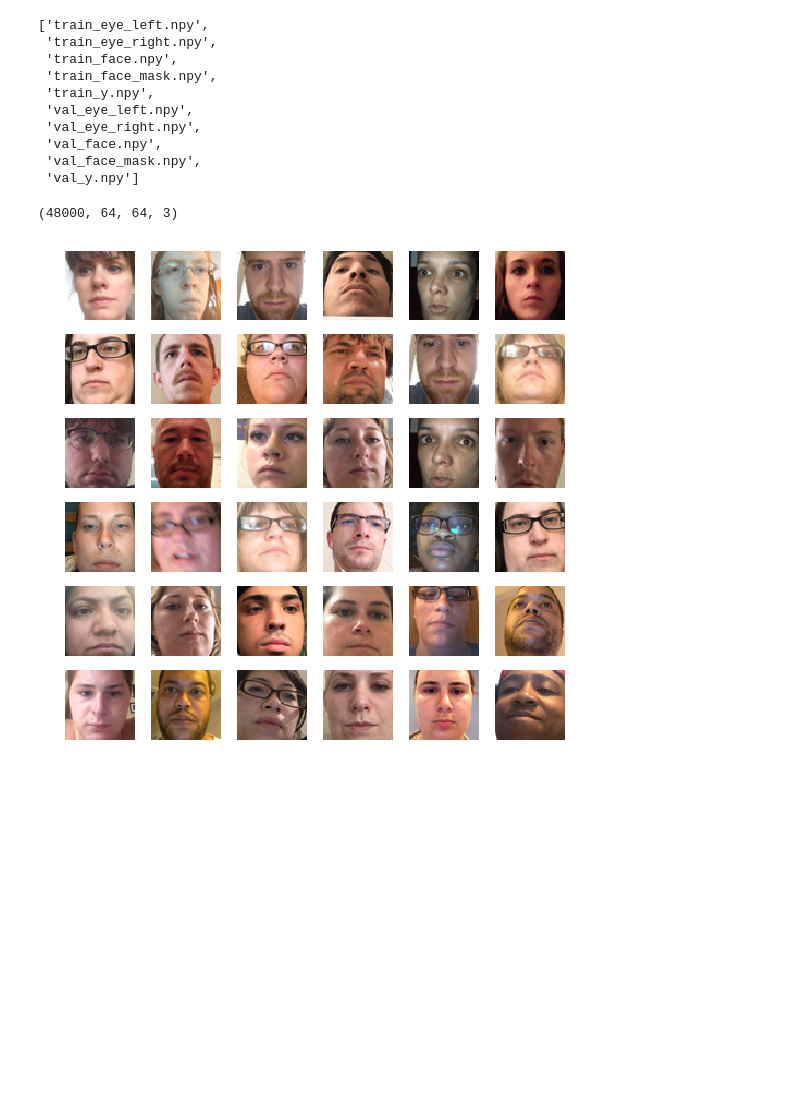
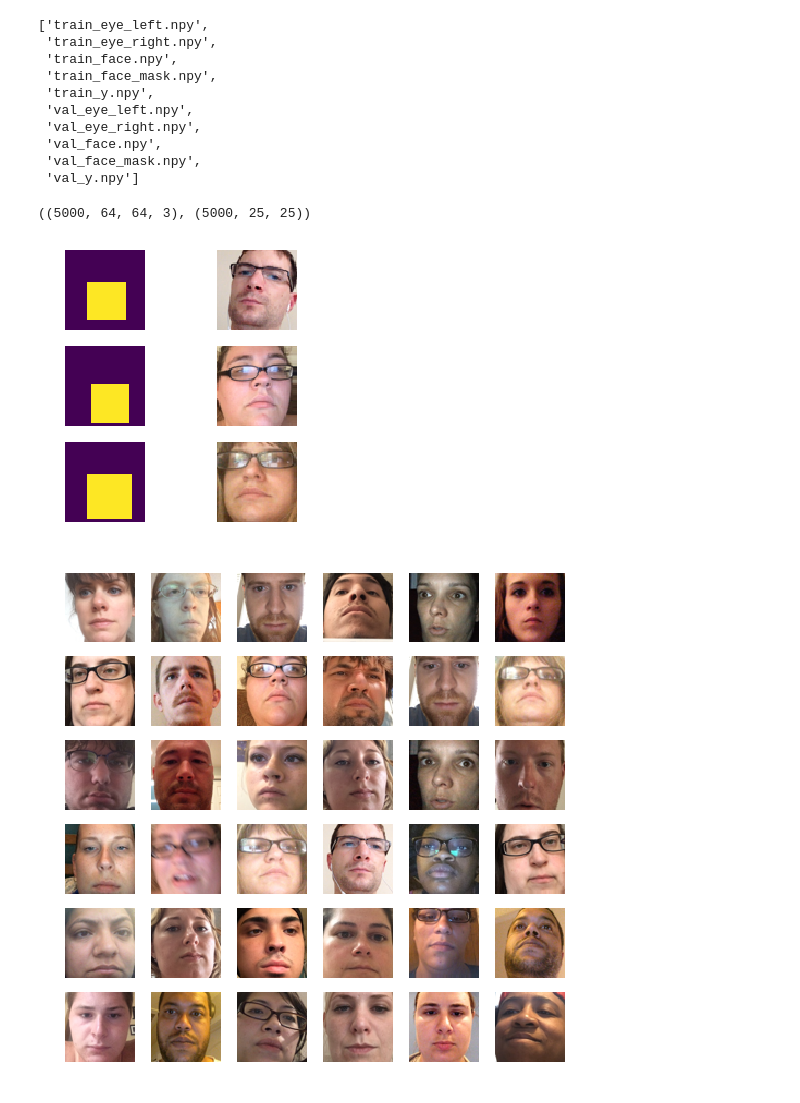
Before and after one commit to vincehxb/Proj_iTraker, a Jupyter notebook: MIT_iTraker/mit_数据探索.ipynb, the cells around one changed output. Saved outputs shown, nothing was run; the diff lists cells and outputs as text; code cells hidden in the pictures; blank space fills up the shorter version.

```diff
--- a/MIT_iTraker/mit_数据探索.ipynb
+++ b/MIT_iTraker/mit_数据探索.ipynb
@@ -22,11 +22,25 @@ fname
  'val_face_mask.npy',
  'val_y.npy']
 # %%
-a=np.load(os.path.join(root_addr,fname[2]))
+fmask=np.load(os.path.join(root_addr,fname[-2]))
+face=np.load(os.path.join(root_addr,fname[-3]))
-# %%
-a.shape
-# %% [output]
-(48000, 64, 64, 3)
+# %%
+face.shape,fmask.shape
+# %% [output]
+((5000, 64, 64, 3), (5000, 25, 25))
+# %%
+plt.figure(figsize=(5,5))
+index=np.random.choice(range(5000),6,replace=False)
+for i in range(3):
+    plt.subplot(3,2,i*2+1)
+    plt.imshow(fmask[index[2*i]]*255)
+    plt.axis('off')
+    plt.subplot(3,2,i*2+2)
+    plt.imshow(face[2*i])
+    plt.axis('off')
+plt.show()
+# %% [output]
+[figure, added]
 # %%
 plt.figure(figsize=(9,9))
 mask=np.random.choice(range(48000),36,replace=False)
```
Also changed, not shown: 2 other files.
